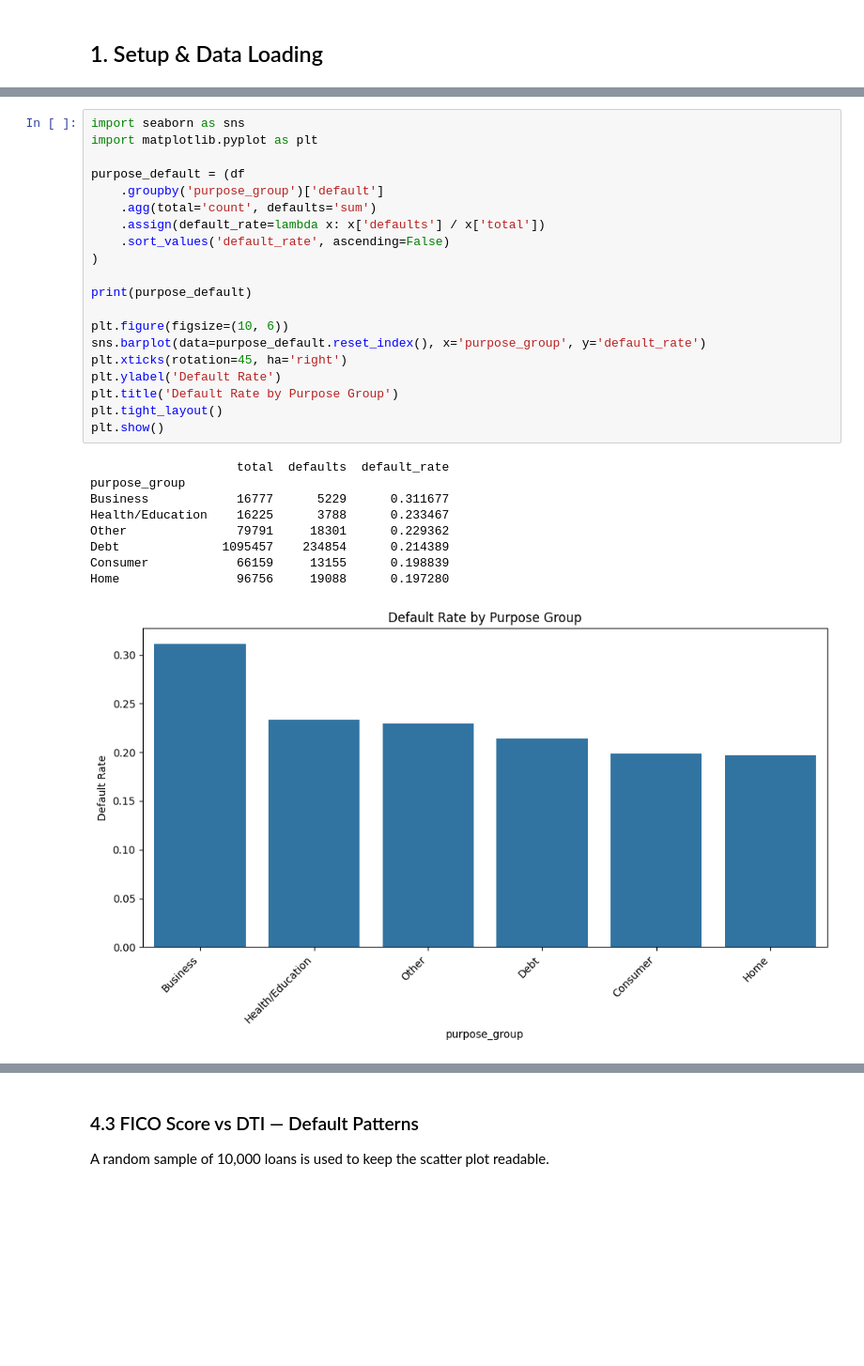
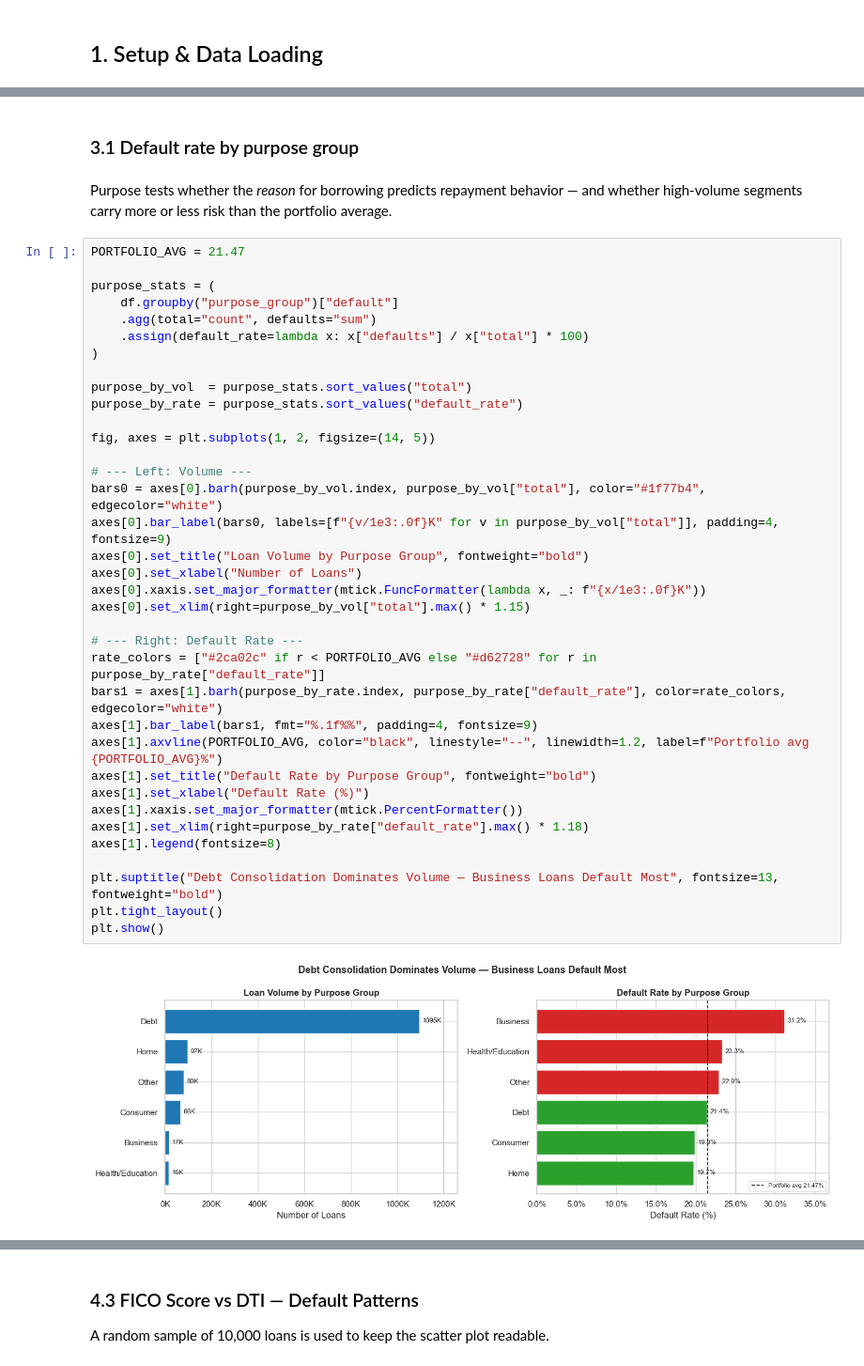
Before and after one commit to diegogomez040/Financial-risk-club-lending, a Jupyter notebook: notebooks/03_eda.ipynb, the cells around one changed output, grey strips where cells are left out. Shown at 94% size. Saved outputs shown, nothing was run; the diff lists cells and outputs as text; blank space fills up the shorter version.

```diff
--- a/notebooks/03_eda.ipynb
+++ b/notebooks/03_eda.ipynb
@@ -96,30 +182,42 @@ plt.show()
+# %% [markdown]
+### 3.1 Default rate by purpose group
+# %% [markdown]
+Purpose tests whether the *reason* for borrowing predicts repayment behavior — and whether high-volume segments carry more or less risk than the portfolio average.
 # %%
-import seaborn as sns
-import matplotlib.pyplot as plt
+PORTFOLIO_AVG = 21.47
 
-purpose_default = (df
-    .groupby('purpose_group')['default']
-    .agg(total='count', defaults='sum')
-    .assign(default_rate=lambda x: x['defaults'] / x['total'])
-    .sort_values('default_rate', ascending=False)
+purpose_stats = (
+    df.groupby("purpose_group")["default"]
+    .agg(total="count", defaults="sum")
+    .assign(default_rate=lambda x: x["defaults"] / x["total"] * 100)
 )
 
-print(purpose_default)
+purpose_by_vol  = purpose_stats.sort_values("total")
+purpose_by_rate = purpose_stats.sort_values("default_rate")
 
-plt.figure(figsize=(10, 6))
-sns.barplot(data=purpose_default.reset_index(), x='purpose_group', y='default_rate')
-plt.xticks(rotation=45, ha='right')
-plt.ylabel('Default Rate')
-plt.title('Default Rate by Purpose Group')
+fig, axes = plt.subplots(1, 2, figsize=(14, 5))
+
+# --- Left: Volume ---
+bars0 = axes[0].barh(purpose_by_vol.index, purpose_by_vol["total"], color="#1f77b4", edgecolor="white")
+axes[0].bar_label(bars0, labels=[f"{v/1e3:.0f}K" for v in purpose_by_vol["total"]], padding=4, fontsize=9)
+axes[0].set_title("Loan Volume by Purpose Group", fontweight="bold")
+axes[0].set_xlabel("Number of Loans")
+axes[0].xaxis.set_major_formatter(mtick.FuncFormatter(lambda x, _: f"{x/1e3:.0f}K"))
+axes[0].set_xlim(right=purpose_by_vol["total"].max() * 1.15)
+
+# --- Right: Default Rate ---
+rate_colors = ["#2ca02c" if r < PORTFOLIO_AVG else "#d62728" for r in purpose_by_rate["default_rate"]]
+bars1 = axes[1].barh(purpose_by_rate.index, purpose_by_rate["default_rate"], color=rate_colors, edgecolor="white")
+axes[1].bar_label(bars1, fmt="%.1f%%", padding=4, fontsize=9)
+axes[1].axvline(PORTFOLIO_AVG, color="black", linestyle="--", linewidth=1.2, label=f"Portfolio avg {PORTFOLIO_AVG}%")
+axes[1].set_title("Default Rate by Purpose Group", fontweight="bold")
+axes[1].set_xlabel("Default Rate (%)")
+axes[1].xaxis.set_major_formatter(mtick.PercentFormatter())
+axes[1].set_xlim(right=purpose_by_rate["default_rate"].max() * 1.18)
+axes[1].legend(fontsize=8)
+
+plt.suptitle("Debt Consolidation Dominates Volume — Business Loans Default Most", fontsize=13, fontweight="bold")
 plt.tight_layout()
 plt.show()
 # %% [output]
-                    total  defaults  default_rate
-purpose_group
-Business            16777      5229      0.311677
-Health/Education    16225      3788      0.233467
-Other               79791     18301      0.229362
-Debt              1095457    234854      0.214389
-Consumer            66159     13155      0.198839
-Home                96756     19088      0.197280
-[figure, old version]
+[figure, new version]
```
Also changed, not shown: parts of 60 cells of this notebook, 1 other file.
